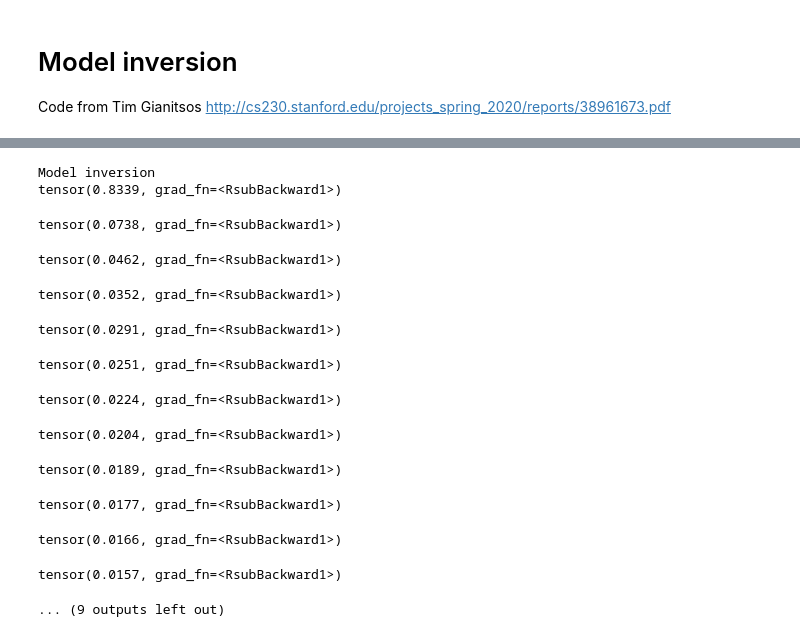
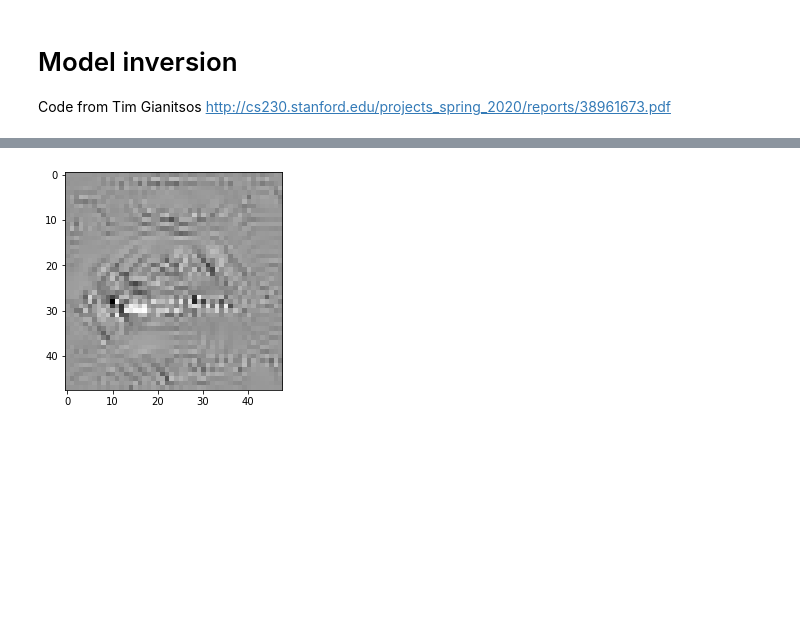
Before and after one commit to callanhoskins/emoji-gan, a Jupyter notebook: Conditional Self-Attention GAN/model_inversion.ipynb, the cells around one changed output, grey strips where cells are left out. Cells and saved outputs as stored; diff of their text form; code cells hidden in the pictures; blank space fills up the shorter version.

```diff
--- a/Conditional Self-Attention GAN/model_inversion.ipynb
+++ b/Conditional Self-Attention GAN/model_inversion.ipynb
@@ -217,18 +202,5 @@ tensor(0.2636, grad_fn=<RsubBackward1>)
 # %%
-model_invert(1, num_step, 0.01, model)
+model_invert(class_to_idx['clenched_teeth'], max_steps, 0.01, model)
 # %% [output]
-Model inversion
-tensor(0.8339, grad_fn=<RsubBackward1>)
-tensor(0.0738, grad_fn=<RsubBackward1>)
-tensor(0.0462, grad_fn=<RsubBackward1>)
-tensor(0.0352, grad_fn=<RsubBackward1>)
-tensor(0.0291, grad_fn=<RsubBackward1>)
-tensor(0.0251, grad_fn=<RsubBackward1>)
-tensor(0.0224, grad_fn=<RsubBackward1>)
-tensor(0.0204, grad_fn=<RsubBackward1>)
-tensor(0.0189, grad_fn=<RsubBackward1>)
-tensor(0.0177, grad_fn=<RsubBackward1>)
-tensor(0.0166, grad_fn=<RsubBackward1>)
-tensor(0.0157, grad_fn=<RsubBackward1>)
-... (9 outputs left out)
+[figure, added]
 # %%
```
Also changed, not shown: parts of 28 cells of this notebook.
